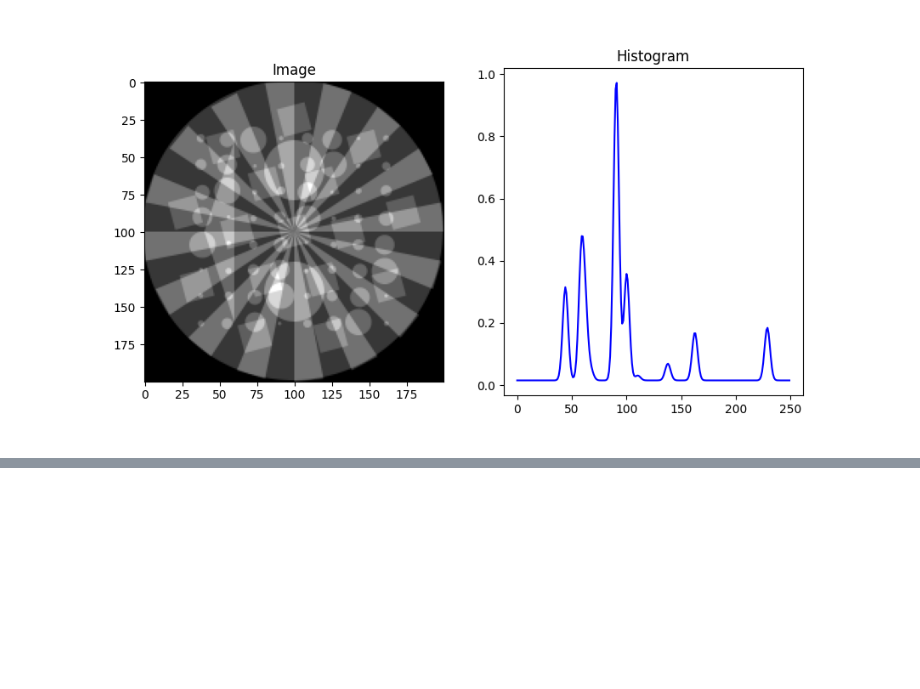
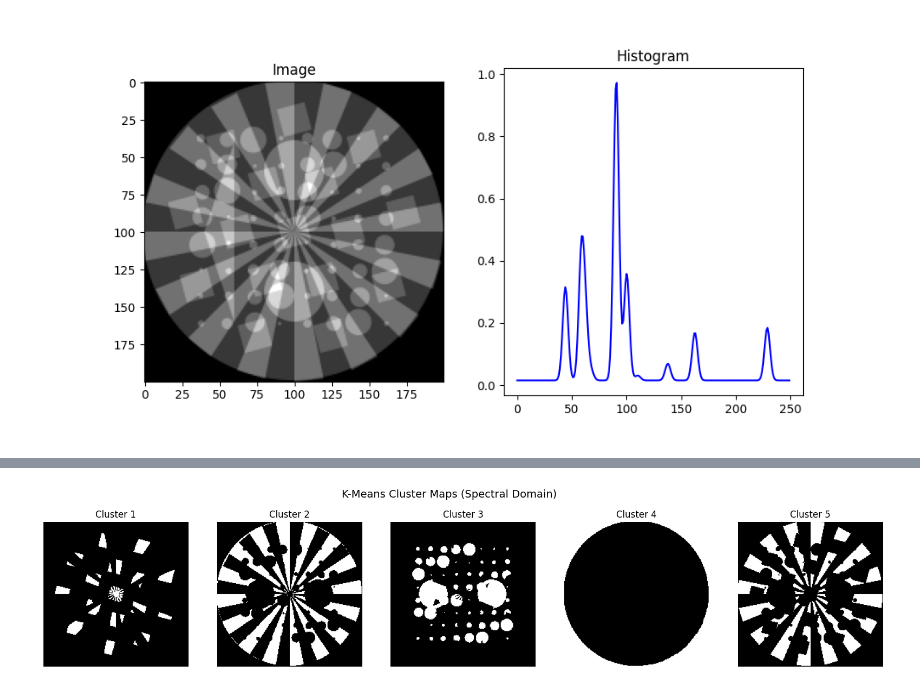
Before and after one commit to antonyvam/nDTomo, a Jupyter notebook: docs/source/notebooks/tutorial_dimensionality_reduction.ipynb, the cells around one changed output, grey strips where cells are left out. Saved outputs shown, nothing was run; the diff lists cells and outputs as text; code cells hidden in the pictures; blank space fills up the shorter version.

```diff
--- a/docs/source/notebooks/tutorial_dimensionality_reduction.ipynb
+++ b/docs/source/notebooks/tutorial_dimensionality_reduction.ipynb
@@ -271,0 +345,26 @@ gui = chemimexplorer(chemct)
+# %%
+# Reshape chemct back to (x, y, spectral)
+nx, ny, nq = chemct.shape
+data = chemct.reshape(-1, nq)
+labels_flat = kmeans.labels_
+
+# Number of clusters
+k = np.max(labels_flat) + 1
+
+# Create a spatial map per cluster
+cluster_maps = []
+for i in range(k):
+    mask = (labels_flat == i)
+    map_i = mask.astype(float).reshape(nx, ny)
+    cluster_maps.append(map_i)
+
+# Plot the maps
+fig, axs = plt.subplots(1, k, figsize=(20, 4))
+for i in range(k):
+    axs[i].imshow(cluster_maps[i], cmap='gray')
+    axs[i].set_title(f"Cluster {i+1}")
+    axs[i].axis('off')
+plt.suptitle("K-Means Cluster Maps (Spectral Domain)", fontsize=14)
+plt.show()
+# %% [output]
+[figure, added]
```
Also changed, not shown: parts of 24 cells of this notebook, 1 other file.
